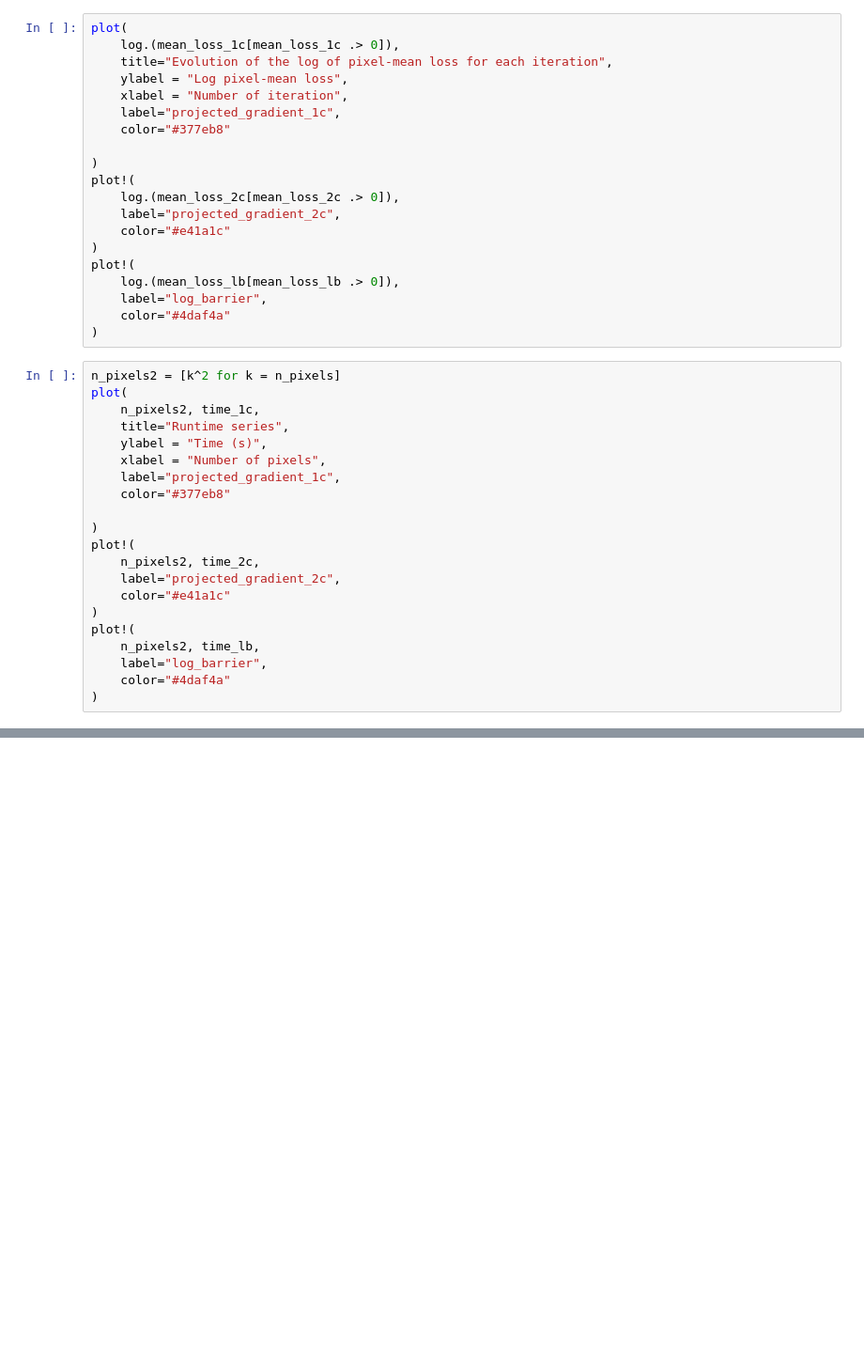
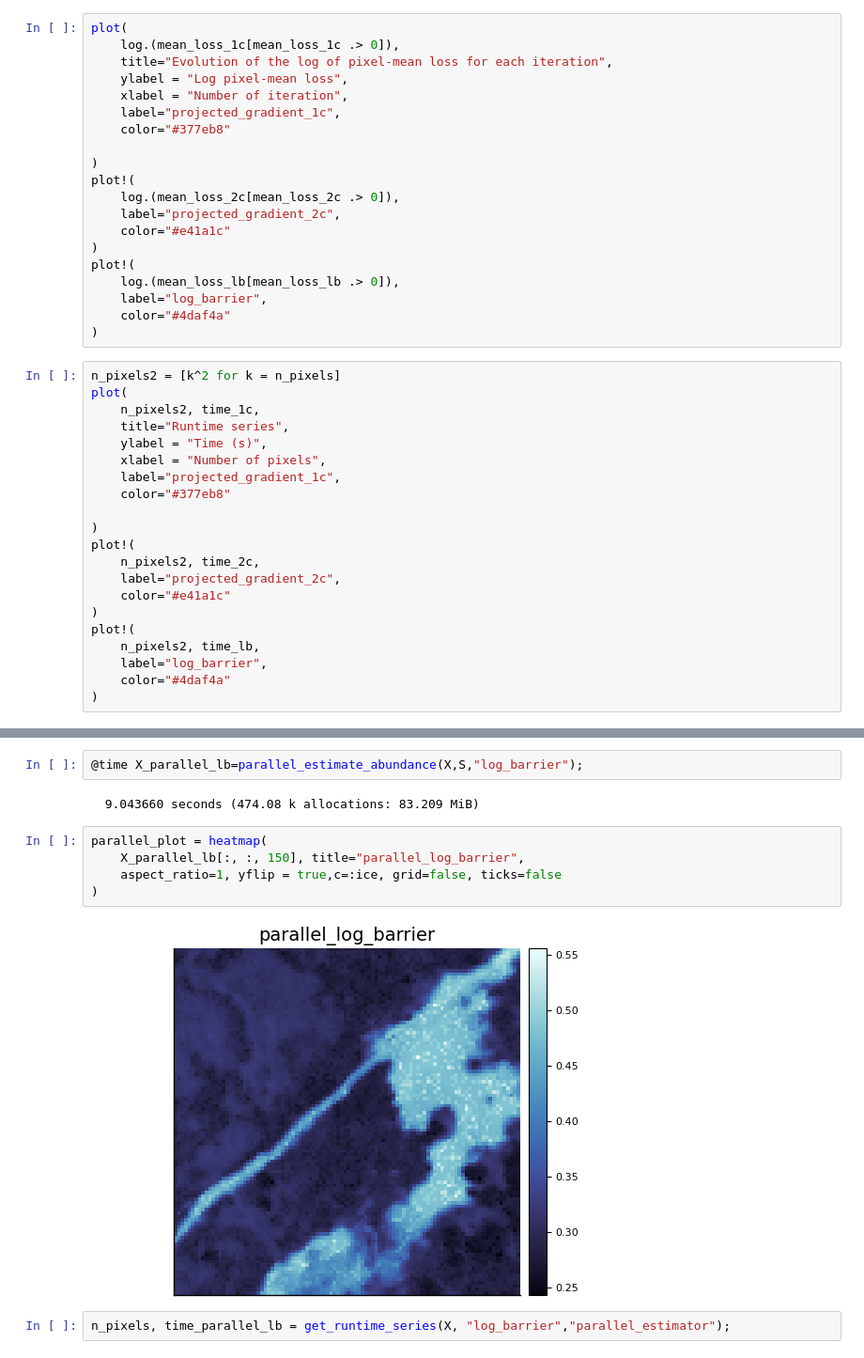
Before and after one commit to robincourant/parallel_optimization, a Jupyter notebook: parallel_optimization.ipynb, the cells around one changed output, grey strips where cells are left out. Shown at 94% size. Saved outputs shown, nothing was run; the diff lists cells and outputs as text; blank space fills up the shorter version.

Commit message:
adding parallel version of log_barrier & parallel run time series

```diff
--- a/parallel_optimization.ipynb
+++ b/parallel_optimization.ipynb
@@ -160,0 +195,13 @@ plot!(
+# %%
+@time X_parallel_lb=parallel_estimate_abundance(X,S,"log_barrier");
+# %% [output]
+  9.043660 seconds (474.08 k allocations: 83.209 MiB)
+# %%
+parallel_plot = heatmap(
+    X_parallel_lb[:, :, 150], title="parallel_log_barrier",
+    aspect_ratio=1, yflip = true,c=:ice, grid=false, ticks=false
+)
+# %% [output]
+[figure, added]
+# %%
+n_pixels, time_parallel_lb = get_runtime_series(X, "log_barrier","parallel_estimator");
```
Also changed, not shown: parts of 9 cells of this notebook, 2 other files.
